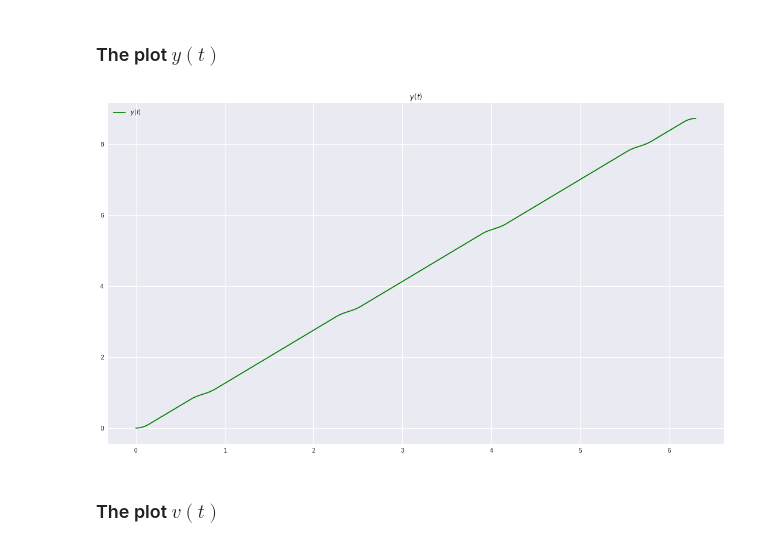
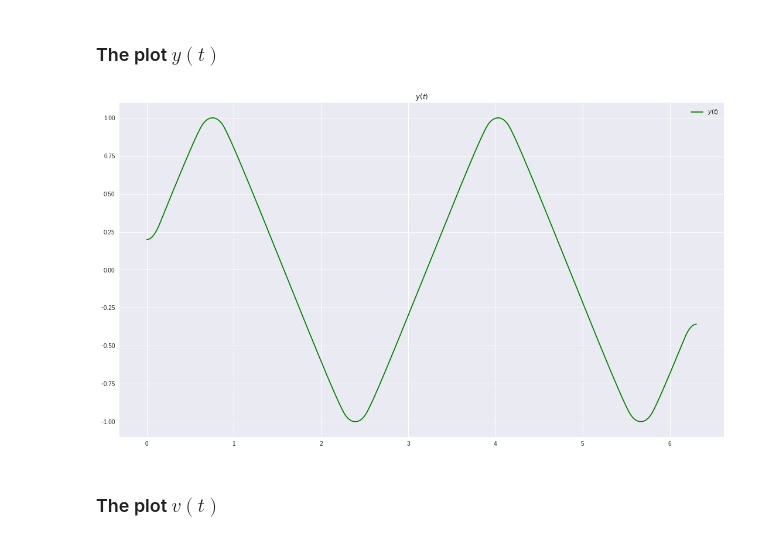
Before and after one commit to Slauva/Theoretical-Mechanics, a Jupyter notebook: research01/ Homework Research #1 Slava koshman.ipynb, the cells around one changed output. Drawn from its saved outputs; the diff is of its cells as text; code cells hidden in the pictures.

```diff
--- a/research01/ Homework Research #1 Slava koshman.ipynb
+++ b/research01/ Homework Research #1 Slava koshman.ipynb
@@ -211,9 +211,9 @@ graphic(X, Yx, r"$y(x)=A*sin(om*x+\theta_0)$", "y-")
 # %% [markdown]
 ### The plot $y(t)$
 # %%
-graphic(T0, Yt, r"$y(t)$", "g-")
+graphic(T0, Yx, r"$y(t)$", "g-")
 # %% [output]
-[figure, old version]
+[figure, new version]
 # %% [markdown]
 ### The plot $v(t)$
 # %%
```
